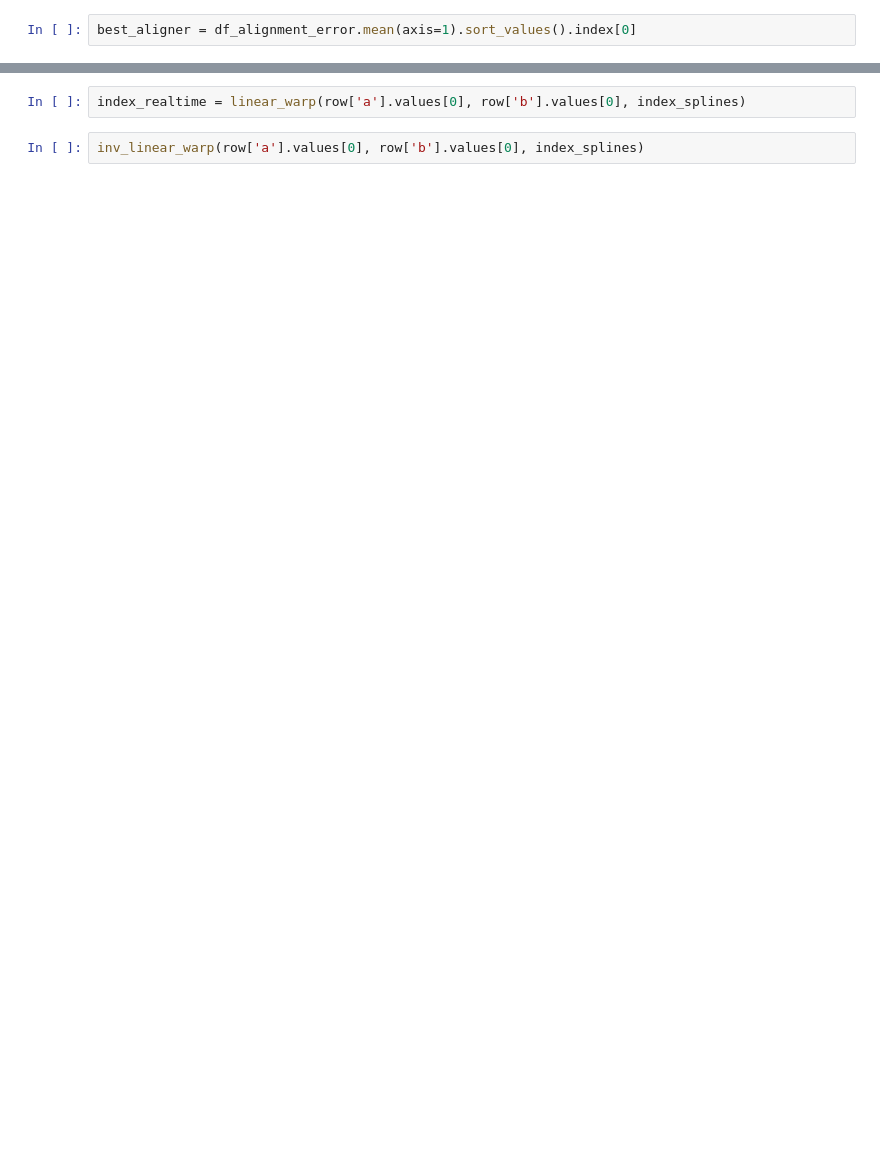
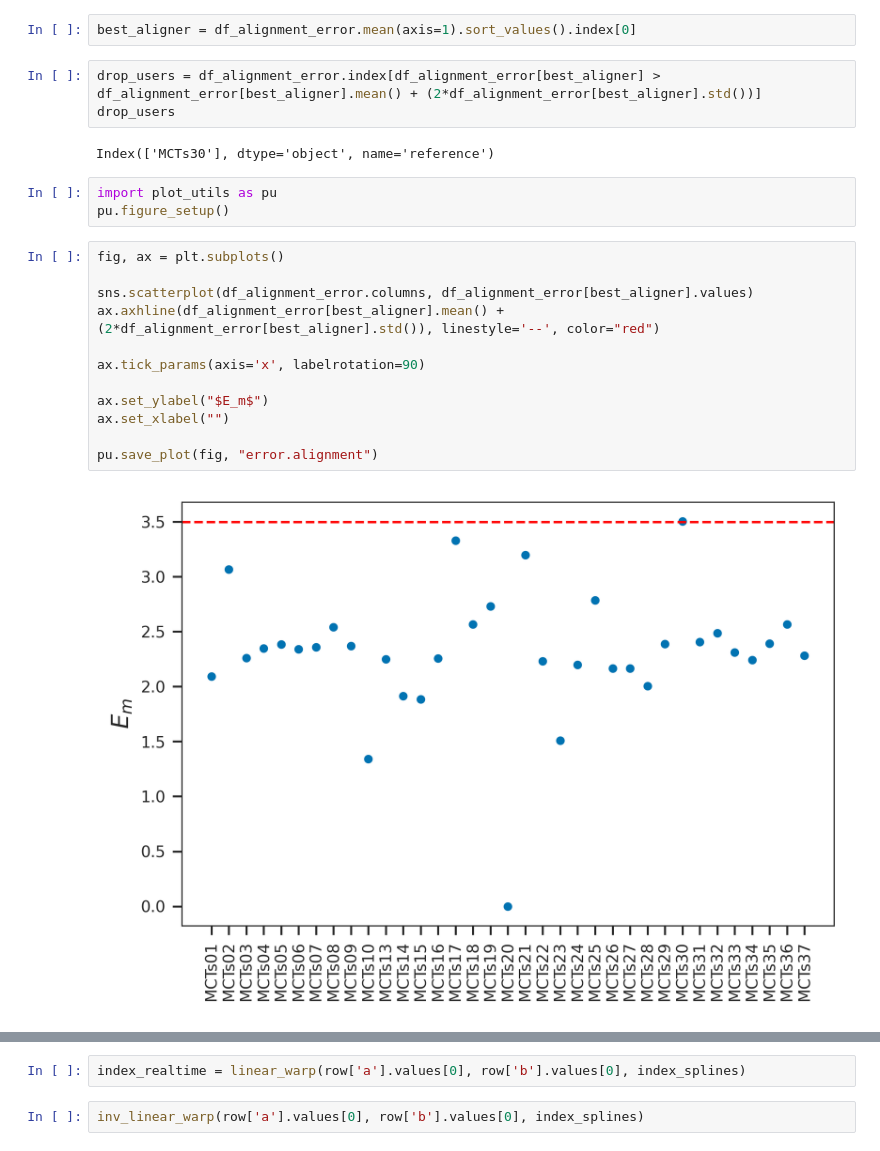
Before and after one commit to knights-lab/foodworks, a Jupyter notebook: notebooks/2_temporal_alignments_pairwise.ipynb, the cells around one changed output, grey strips where cells are left out. Cells and saved outputs as stored; diff of their text form; blank space fills up the shorter version.

```diff
--- a/notebooks/2_temporal_alignments_pairwise.ipynb
+++ b/notebooks/2_temporal_alignments_pairwise.ipynb
@@ -326,5 +286,27 @@ df_alignment_error
 # %%
 best_aligner = df_alignment_error.mean(axis=1).sort_values().index[0]
+# %%
+drop_users = df_alignment_error.index[df_alignment_error[best_aligner] > df_alignment_error[best_aligner].mean() + (2*df_alignment_error[best_aligner].std())]
+drop_users
+# %% [output]
+Index(['MCTs30'], dtype='object', name='reference')
+# %%
+import plot_utils as pu
+pu.figure_setup()
+# %%
+fig, ax = plt.subplots()
+
+sns.scatterplot(df_alignment_error.columns, df_alignment_error[best_aligner].values)
+ax.axhline(df_alignment_error[best_aligner].mean() + (2*df_alignment_error[best_aligner].std()), linestyle='--', color="red")
+
+ax.tick_params(axis='x', labelrotation=90)
+
+ax.set_ylabel("$E_m$")
+ax.set_xlabel("")
+
+pu.save_plot(fig, "error.alignment")
+# %% [output]
+[figure, added]
 # %%
 best_aligner
 # %% [output]
```
Also changed, not shown: parts of 22 cells of this notebook, 54 other files.
